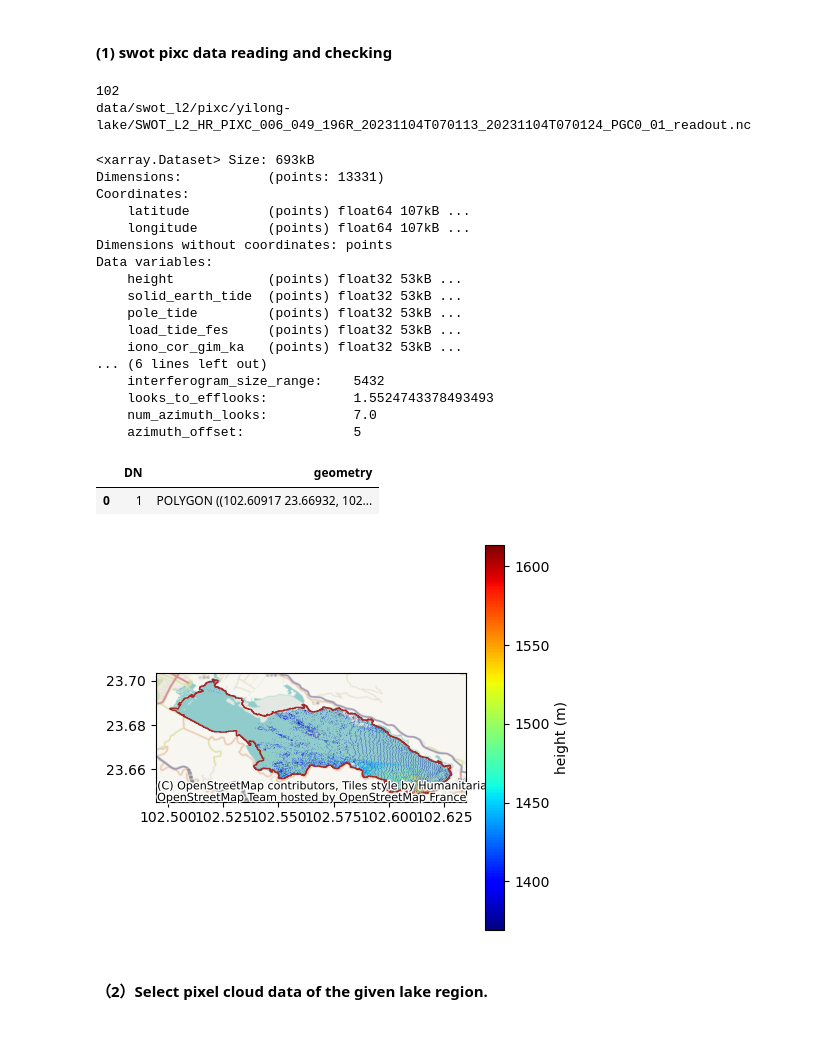
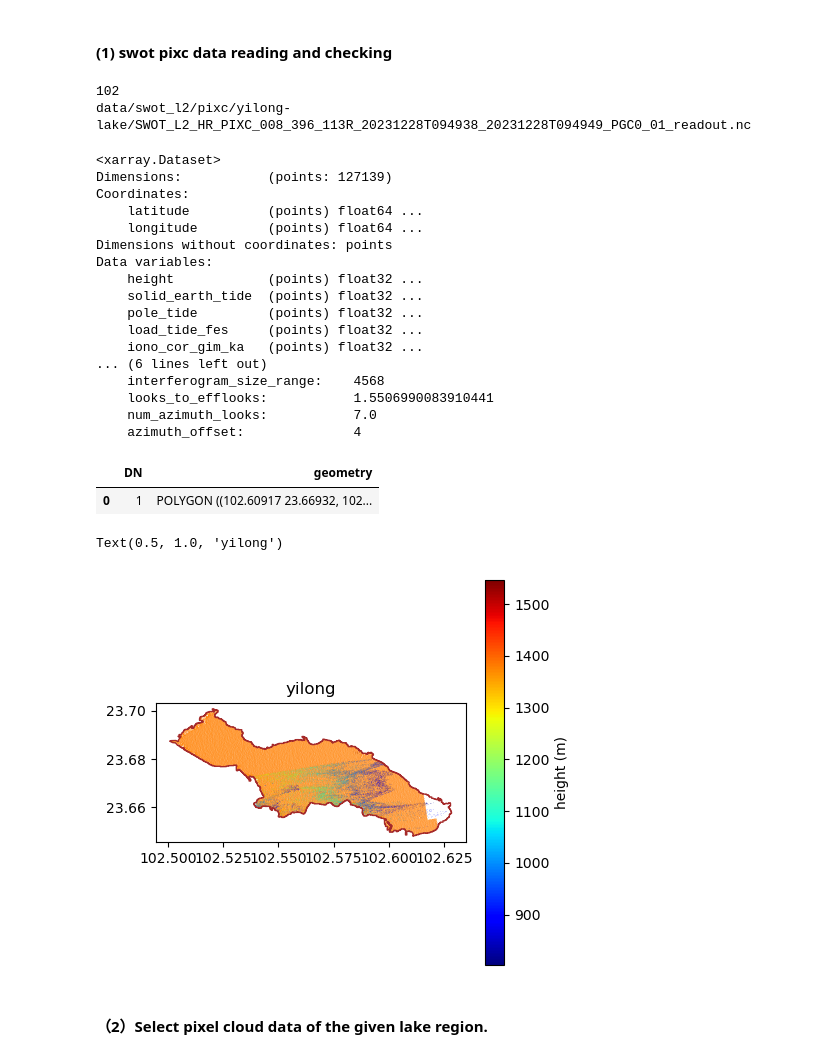
Before and after one commit to xinluo2018/Yunnan-Surface-Water, a Jupyter notebook: notebooks/3_swot_pixc_proc.ipynb, the cells around one changed output. Saved outputs shown, nothing was run; the diff lists cells and outputs as text; code cells hidden in the pictures.

```diff
--- a/notebooks/3_swot_pixc_proc.ipynb
+++ b/notebooks/3_swot_pixc_proc.ipynb
@@ -26,31 +27,32 @@ path_lake_vec = 'data/lakes-vec/'+lake_name+'_s2_20240415.gpkg'
 paths_file = [os.path.join(dir_pixc, file) for file in os.listdir(dir_pixc) if 'readout' in file and '.nc' in file]
 paths_file = sorted(paths_file, key=lambda x: x.split('/')[-1].split('_')[-5])
 print(len(paths_file))
-id = 12
-print(paths_file[id])
+id = 30
+path_file = paths_file[id]
+print(path_file)
 ## read one pixc data
-pixc_nc = xr.open_dataset(paths_file[id])
+pixc_nc = xr.open_dataset(path_file)
 pixc_nc
 # %% [output]
 102
-data/swot_l2/pixc/yilong-lake/SWOT_L2_HR_PIXC_006_049_196R_20231104T070113_20231104T070124_PGC0_01_readout.nc
+data/swot_l2/pixc/yilong-lake/SWOT_L2_HR_PIXC_008_396_113R_20231228T094938_20231228T094949_PGC0_01_readout.nc
-<xarray.Dataset> Size: 693kB
-Dimensions:           (points: 13331)
+<xarray.Dataset>
+Dimensions:           (points: 127139)
 Coordinates:
-    latitude          (points) float64 107kB ...
-    longitude         (points) float64 107kB ...
+    latitude          (points) float64 ...
+    longitude         (points) float64 ...
 Dimensions without coordinates: points
 Data variables:
-    height            (points) float32 53kB ...
-    solid_earth_tide  (points) float32 53kB ...
-    pole_tide         (points) float32 53kB ...
-    load_tide_fes     (points) float32 53kB ...
-    iono_cor_gim_ka   (points) float32 53kB ...
+    height            (points) float32 ...
+    solid_earth_tide  (points) float32 ...
+    pole_tide         (points) float32 ...
+    load_tide_fes     (points) float32 ...
+    iono_cor_gim_ka   (points) float32 ...
 ... (6 lines left out)
-    interferogram_size_range:    5432
-    looks_to_efflooks:           1.5524743378493493
+    interferogram_size_range:    4568
+    looks_to_efflooks:           1.5506990083910441
     num_azimuth_looks:           7.0
-    azimuth_offset:              5
+    azimuth_offset:              4
 # %%
 ## auxiliary data
 lake_gpd = gpd.read_file(path_lake_vec).to_crs(4326)
@@ -61,12 +63,14 @@ lake_gpd
 # %%
 fig, ax = plt.subplots(figsize=(5,5))
 scat = ax.scatter(x=pixc_nc.longitude, y=pixc_nc.latitude, c=pixc_nc.height,
             s=0.1, edgecolor='none', cmap='jet')
 lake_gpd.plot(ax=ax, edgecolor='Brown', facecolor='none', linewidth=1)
-ctx.add_basemap(ax, crs=lake_gpd.crs.to_string())
+# ctx.add_basemap(ax, crs=lake_gpd.crs.to_string())  ## time comsuming
 fig.colorbar(scat).set_label('height (m)')
+ax.set_title(lake_name)
 # %% [output]
+Text(0.5, 1.0, 'yilong')
-[figure, old version]
+[figure, new version]
 # %% [markdown]
 #### （2）Select pixel cloud data of the given lake region.
 # %%
```
Also changed, not shown: parts of 11 cells of this notebook, 26 other files.
